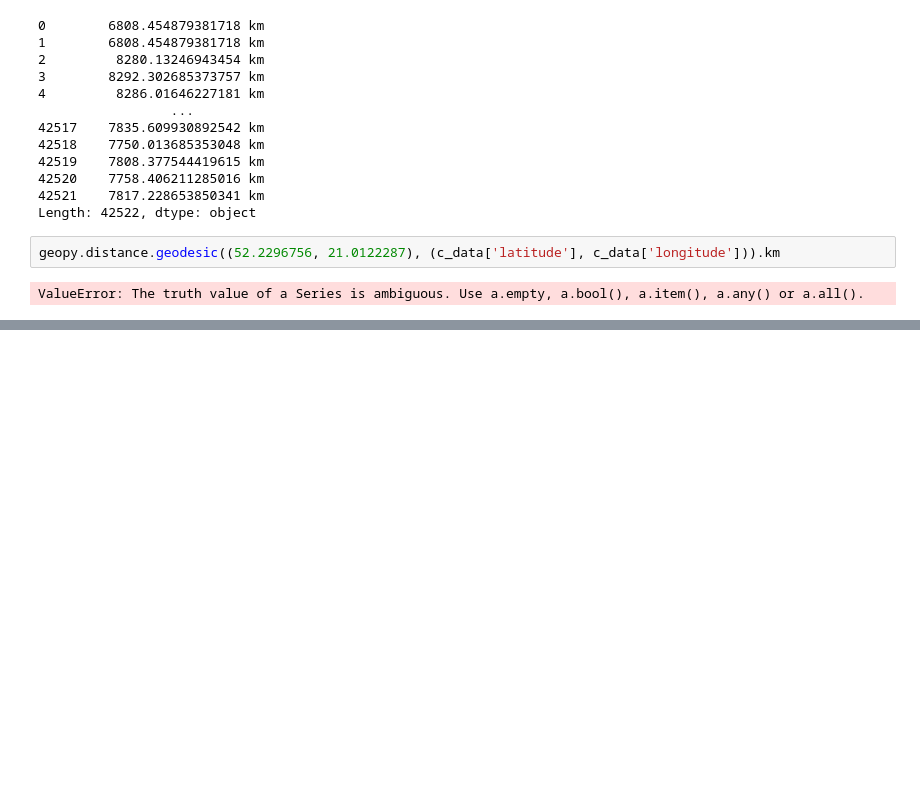
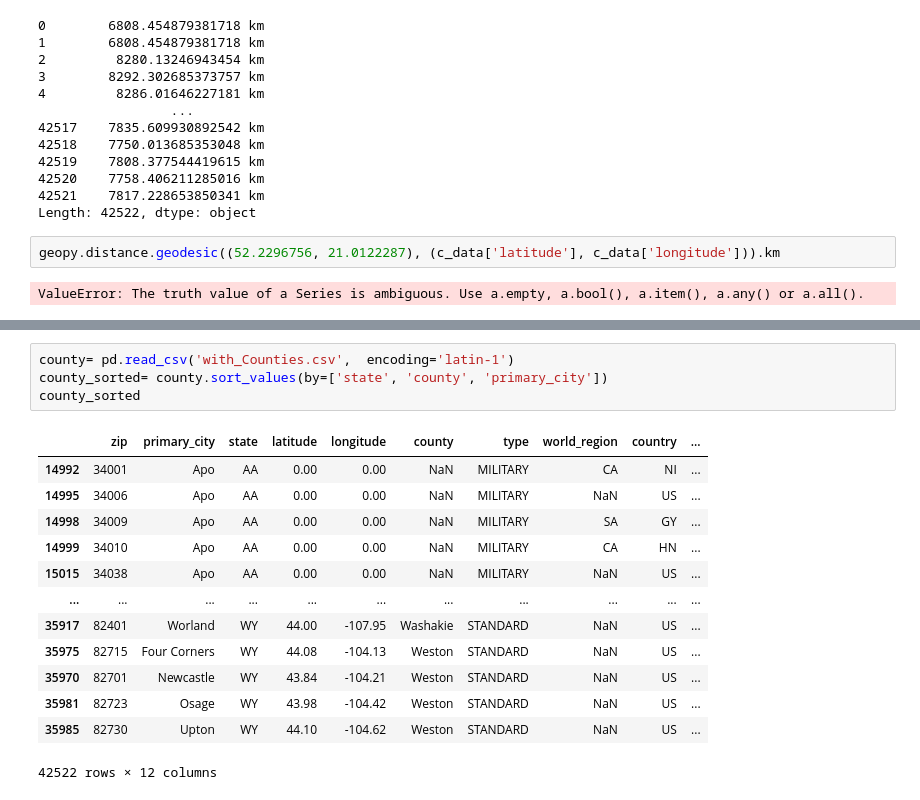
Before and after one commit to arjunsavel/covid-hacks-2020, a Jupyter notebook: Data exploration.ipynb, the cells around one changed output, grey strips where cells are left out. Cells and saved outputs as stored; diff of their text form; blank space fills up the shorter version.

```diff
--- a/Data exploration.ipynb
+++ b/Data exploration.ipynb
@@ -141,0 +177,18 @@ ValueError: The truth value of a Series is ambiguous. Use a.empty, a.bool(), a.i
+# %%
+county= pd.read_csv('with_Counties.csv',  encoding='latin-1')
+county_sorted= county.sort_values(by=['state', 'county', 'primary_city'])
+county_sorted
+# %% [output]
+|  | zip | primary_city | state | latitude | longitude | county | type | world_region | country | ... |
+| 14992 | 34001 | Apo | AA | 0.00 | 0.00 | NaN | MILITARY | CA | NI | ... |
+| 14995 | 34006 | Apo | AA | 0.00 | 0.00 | NaN | MILITARY | NaN | US | ... |
+| 14998 | 34009 | Apo | AA | 0.00 | 0.00 | NaN | MILITARY | SA | GY | ... |
+| 14999 | 34010 | Apo | AA | 0.00 | 0.00 | NaN | MILITARY | CA | HN | ... |
+| 15015 | 34038 | Apo | AA | 0.00 | 0.00 | NaN | MILITARY | NaN | US | ... |
+| ... | ... | ... | ... | ... | ... | ... | ... | ... | ... | ... |
+| 35917 | 82401 | Worland | WY | 44.00 | -107.95 | Washakie | STANDARD | NaN | US | ... |
+| 35975 | 82715 | Four Corners | WY | 44.08 | -104.13 | Weston | STANDARD | NaN | US | ... |
+| 35970 | 82701 | Newcastle | WY | 43.84 | -104.21 | Weston | STANDARD | NaN | US | ... |
+| 35981 | 82723 | Osage | WY | 43.98 | -104.42 | Weston | STANDARD | NaN | US | ... |
+| 35985 | 82730 | Upton | WY | 44.10 | -104.62 | Weston | STANDARD | NaN | US | ... |
+42522 rows × 12 columns
```
Also changed, not shown: parts of 3 cells of this notebook, 2 other files.
